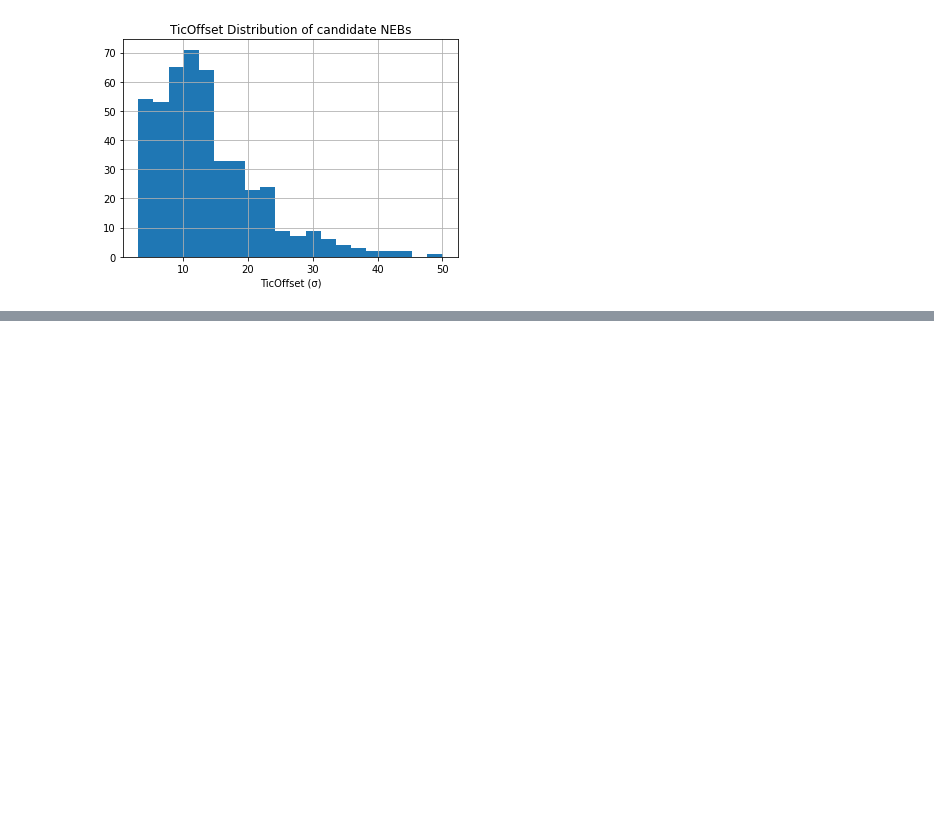
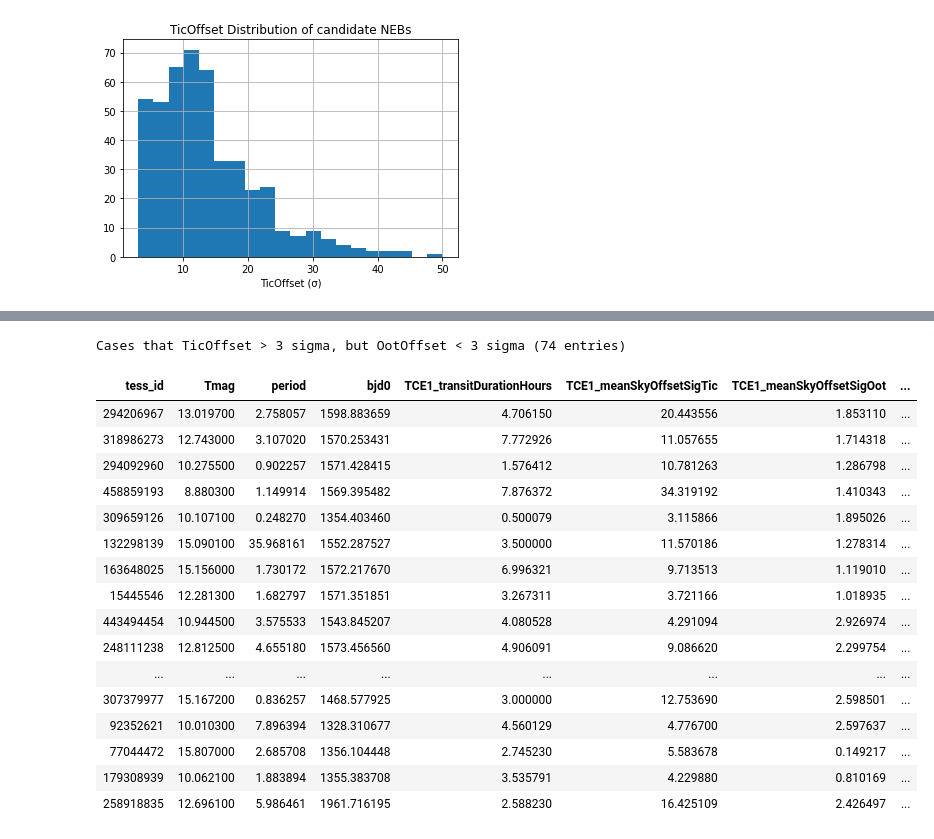
Before and after one commit to orionlee/tesseb_validate, a Jupyter notebook: dashboard.ipynb, the cells around one changed output, grey strips where cells are left out. Saved outputs shown, nothing was run; the diff lists cells and outputs as text; code cells hidden in the pictures; blank space fills up the shorter version.

Commit message:
diagnose NEB candidates with OotOffset < 3 sigma

```diff
--- a/dashboard.ipynb
+++ b/dashboard.ipynb
@@ -77,0 +91,27 @@ Note: to get DVM report, you might need to right click/long click the link and c
+# %%
+# Cases that TicOffset > 3 sigma, but OotOffset < 3sigma
+# spot check to see if the red flag is warranted.
+_df = df[df["TCE1_meanSkyOffsetSigOot"] < 3]
+print(f"Cases that TicOffset > 3 sigma, but OotOffset < 3 sigma ({len(_df)} entries)")
+dashboard_utils.style(
+    _df[["tess_id", "Tmag",  "period", "bjd0",  "TCE1_transitDurationHours", "TCE1_meanSkyOffsetSigTic", "TCE1_meanSkyOffsetSigOot", "TCE1_tce_id", "TCE1_dvm_dataURI", "TESSEB_URL", "Diff_TCE1_period_ratio", "Diff_TCE1_epoch_phase"]]
+)
+# %% [output]
+Cases that TicOffset > 3 sigma, but OotOffset < 3 sigma (74 entries)
+| tess_id | Tmag | period | bjd0 | TCE1_transitDurationHours | TCE1_meanSkyOffsetSigTic | TCE1_meanSkyOffsetSigOot | ... |
+| 294206967 | 13.019700 | 2.758057 | 1598.883659 | 4.706150 | 20.443556 | 1.853110 | ... |
+| 318986273 | 12.743000 | 3.107020 | 1570.253431 | 7.772926 | 11.057655 | 1.714318 | ... |
+| 294092960 | 10.275500 | 0.902257 | 1571.428415 | 1.576412 | 10.781263 | 1.286798 | ... |
+| 458859193 | 8.880300 | 1.149914 | 1569.395482 | 7.876372 | 34.319192 | 1.410343 | ... |
+| 309659126 | 10.107100 | 0.248270 | 1354.403460 | 0.500079 | 3.115866 | 1.895026 | ... |
+| 132298139 | 15.090100 | 35.968161 | 1552.287527 | 3.500000 | 11.570186 | 1.278314 | ... |
+| 163648025 | 15.156000 | 1.730172 | 1572.217670 | 6.996321 | 9.713513 | 1.119010 | ... |
+| 15445546 | 12.281300 | 1.682797 | 1571.351851 | 3.267311 | 3.721166 | 1.018935 | ... |
+| 443494454 | 10.944500 | 3.575533 | 1543.845207 | 4.080528 | 4.291094 | 2.926974 | ... |
+| 248111238 | 12.812500 | 4.655180 | 1573.456560 | 4.906091 | 9.086620 | 2.299754 | ... |
+| ... | ... | ... | ... | ... | ... | ... | ... |
+| 307379977 | 15.167200 | 0.836257 | 1468.577925 | 3.000000 | 12.753690 | 2.598501 | ... |
+| 92352621 | 10.010300 | 7.896394 | 1328.310677 | 4.560129 | 4.776700 | 2.597637 | ... |
+| 77044472 | 15.807000 | 2.685708 | 1356.104448 | 2.745230 | 5.583678 | 0.149217 | ... |
+| 179308939 | 10.062100 | 1.883894 | 1355.383708 | 3.535791 | 4.229880 | 0.810169 | ... |
+| 258918835 | 12.696100 | 5.986461 | 1961.716195 | 2.588230 | 16.425109 | 2.426497 | ... |
```
Also changed, not shown: parts of 5 cells of this notebook.
